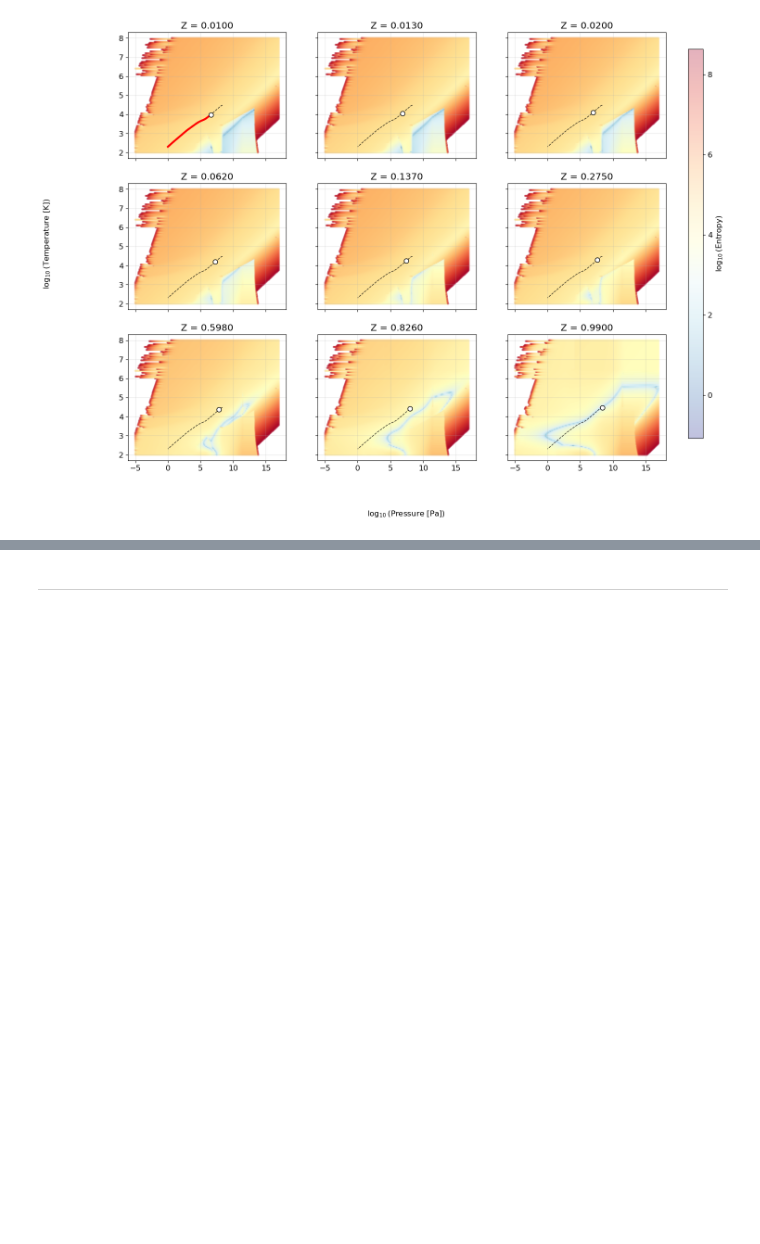
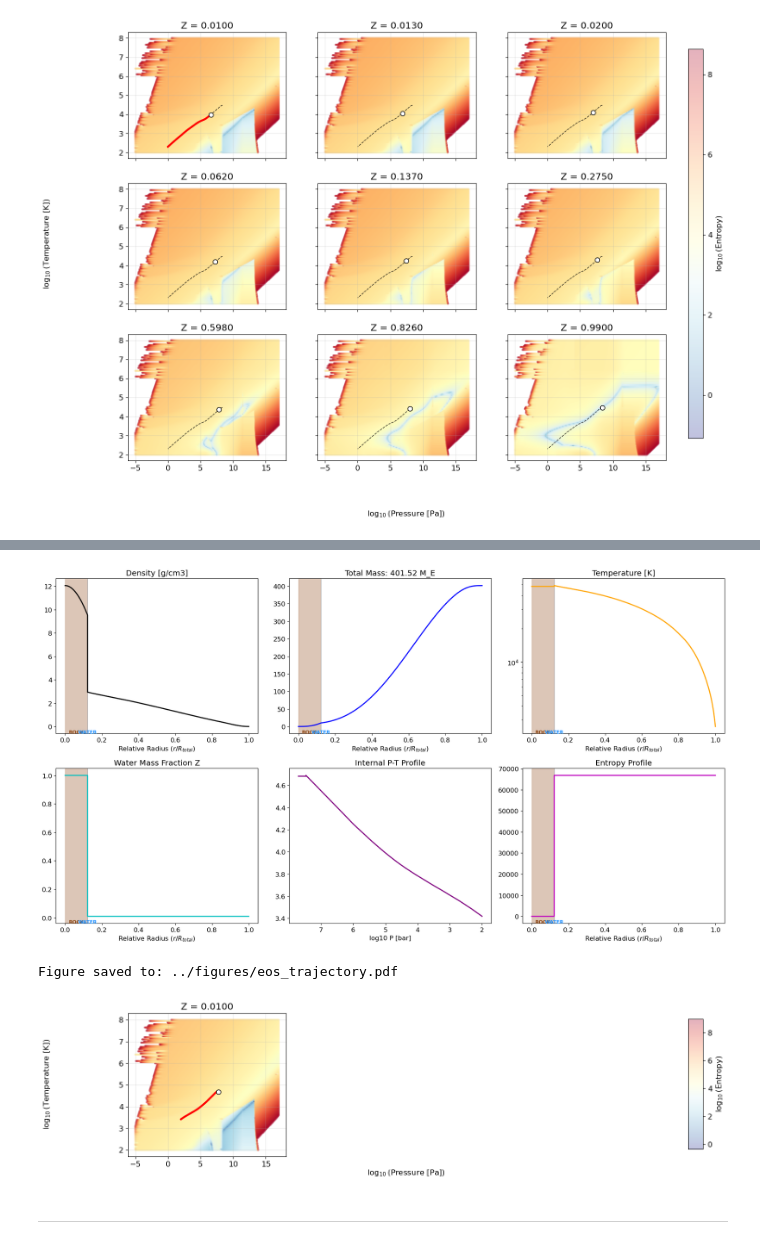
Before and after one commit to ChristianSWilkinson/fuzzycore, a Jupyter notebook: notebooks/planet_tests.ipynb, the cells around one changed output, grey strips where cells are left out. Drawn from its saved outputs; the diff is of its cells as text; code cells hidden in the pictures; blank space fills up the shorter version.

```diff
--- a/notebooks/planet_tests.ipynb
+++ b/notebooks/planet_tests.ipynb
@@ -104,3 +104,71 @@ Figure saved to: ../figures/structure_diagnostics.pdf
 [figure]
 Figure saved to: ../figures/eos_trajectory.pdf
 [figure]
+# %%
+# 2. Setup Parameters for the target model
+target_gravity = 19.56
+params = {
+    'M_core': 10.0 * c.M_EARTH,
+    'P_surf': 100.0,
+    'T_surf': 2616.3,
+    'z_base': 0.01,
+    'sigma_val': 0,
+    'debug': True
+}
+
+# 3. Extract Initial Guess from Database
+db_path = "../data/dilute_core_p_surf_study.csv"
+initial_log_pc = 12.5  # Default fallback
+
+if os.path.exists(db_path):
+    df_db = pd.read_csv(db_path)
+    # Filter for successful runs with similar parameters
+    success_df = df_db[df_db['status'].str.contains('success', na=False)].copy()
+
+    if not success_df.empty:
+        # Find the model closest in Mass and Temperature
+        success_df['dist'] = (
+            np.abs(success_df['M_total_Mj'] - (target_mass / c.M_JUPITER)) +
+            np.abs(success_df['T_surf_K'] - params['T_surf']) / 100.0
+        )
+        best_match = success_df.loc[success_df['dist'].idxmin()]
+        initial_log_pc = np.log10(best_match['P_center_bar'])
+        print(f"Warm Start: Found similar model in DB. Initial log_Pc = {initial_log_pc:.4f}")
+    else:
+        print("DB exists but no successful models found. Using default guess.")
+else:
+    print("Database not found. Using default guess.")
+
+params['initial_log_pc'] = initial_log_pc
+
+# 4. Generate high-resolution Z-profile
+params['z_profile'] = np.round(utils.generate_gaussian_z_profile(
+    n_layers=100,
+    sigma=params['sigma_val'],
+    z_base=params['z_base'],
+    z_core=0.99
+), 3)
+
+# 5. Solve for the internal structure
+print(f"Solving for {target_mass / c.M_JUPITER:.1f} M_J planet...")
+
+result = solver.solve_structure(
+    target_val=target_gravity,
+    params=params,
+    mode='gravity',
+    trial_id="Jupiter_WarmStart",
+    csv_file="../data/test_run.csv",
+    write_lock=utils.DummyLock()
+)
+
+# 6. Check results and plot
+if result:
+    print(f"Success! Calculated Mass: {result['M'][-1] / c.M_JUPITER:.3f} M_J")
+    print(f"Radius found: {np.max(result['R']) / c.R_JUPITER:.3f} R_J")
+
+    # Visualize
+    plotting.plot_diagnostics(result)
+    plotting.plot_trajectory_on_eos(result, params, max_plots=9)
+else:
+    print("Solver failed to converge on a valid structure.")
+# %% [output]
@@ -107,3 +192,6 @@ Figure saved to: ../figures/eos_trajectory.pdf
+[figure, added]
+Figure saved to: ../figures/eos_trajectory.pdf
+[figure, added]
 # %% [markdown]
 ---------
 # %% [markdown]
```
Also changed, not shown: parts of 1 cell of this notebook, 6 other files.
